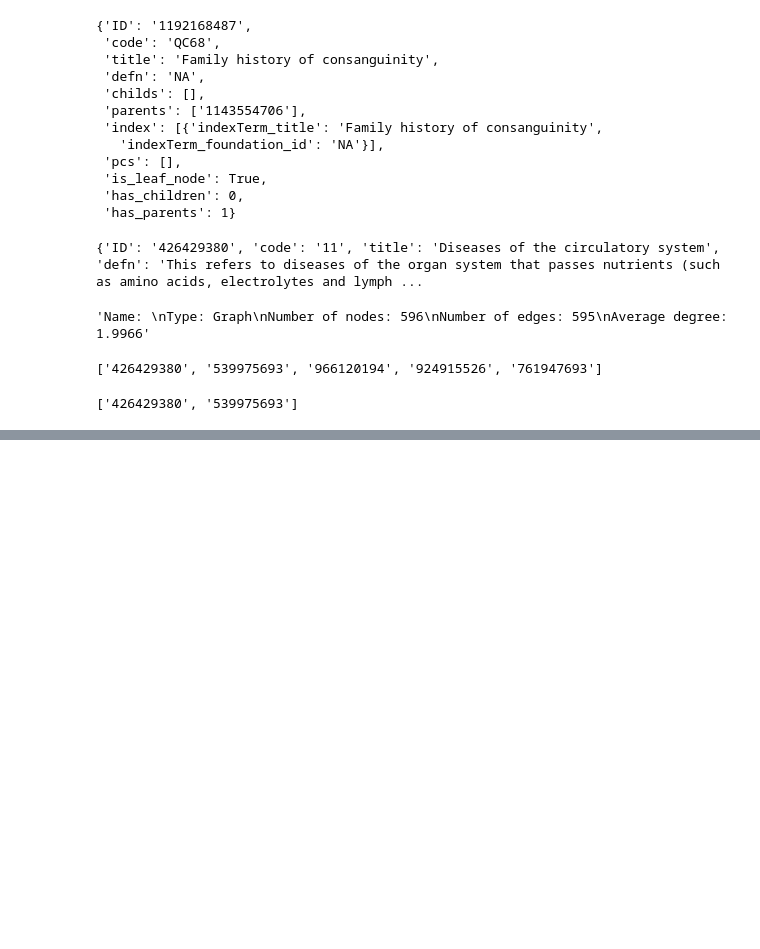
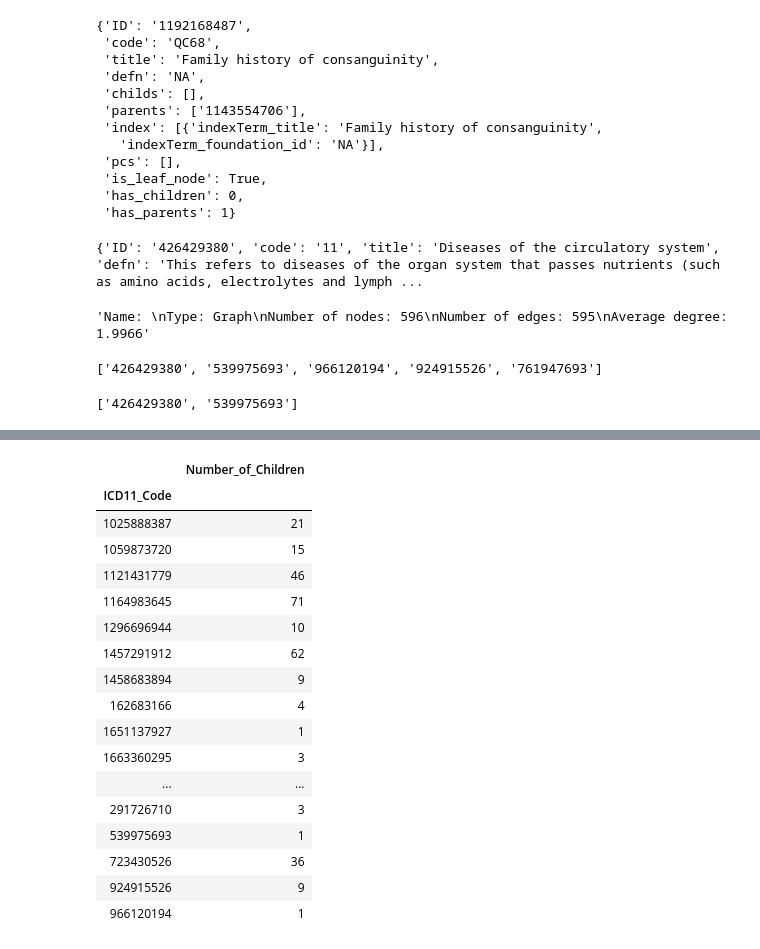
Before and after one commit to pinglab-intern/NetworkAnalysis, a Jupyter notebook: Extract_Cardiovascular.ipynb, the cells around one changed output, grey strips where cells are left out. Saved outputs shown, nothing was run; the diff lists cells and outputs as text; code cells hidden in the pictures; blank space fills up the shorter version.

```diff
--- a/Extract_Cardiovascular.ipynb
+++ b/Extract_Cardiovascular.ipynb
@@ -143,0 +158,4 @@ plt.show()
+# %%
+icd_dist = pd.DataFrame(columns = ['ICD11_Code', 'Number_of_Children'])
+for doc in paths[1:]:
+    icd_dist = icd_dist.append({'ICD11_Code': doc['Path'][1], 'Number_of_Children': (len(doc['Path']) - 1)}, ignore_index = True)
@@ -143,0 +176,22 @@ plt.show()
+# %%
+g1 = icd_dist.groupby(['ICD11_Code']).count()
+g1
+# %% [output]
+|  | Number_of_Children |
+| ICD11_Code |  |
+| 1025888387 | 21 |
+| 1059873720 | 15 |
+| 1121431779 | 46 |
+| 1164983645 | 71 |
+| 1296696944 | 10 |
+| 1457291912 | 62 |
+| 1458683894 | 9 |
+| 162683166 | 4 |
+| 1651137927 | 1 |
+| 1663360295 | 3 |
+| ... | ... |
+| 291726710 | 3 |
+| 539975693 | 1 |
+| 723430526 | 36 |
+| 924915526 | 9 |
+| 966120194 | 1 |
```
Also changed, not shown: parts of 8 cells of this notebook.
